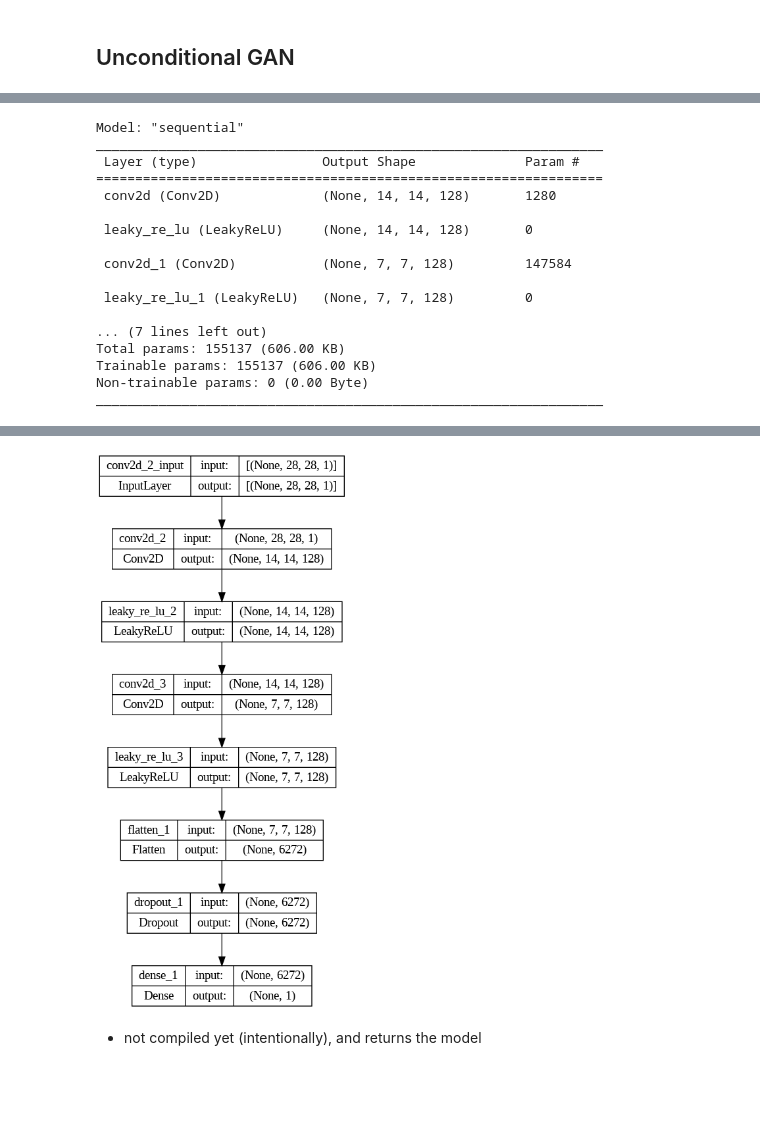
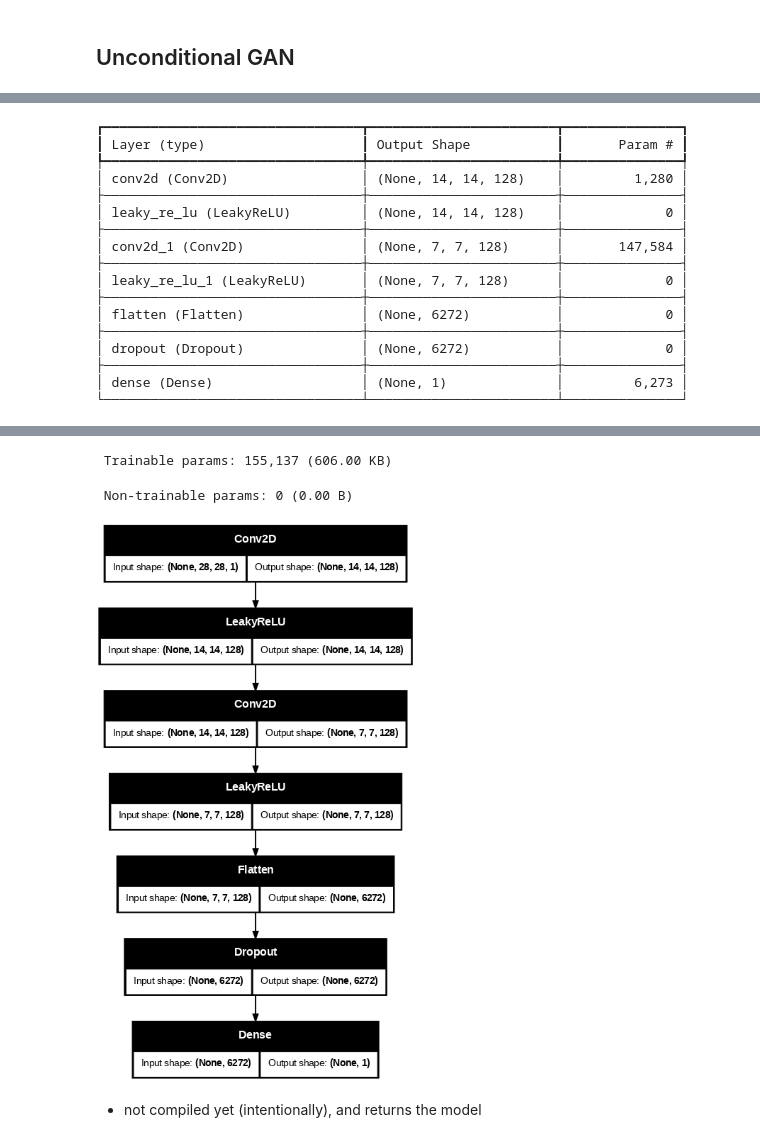
Before and after one commit to rtajeong/M4_2025, a Jupyter notebook: lab_92_GAN_with_fashionMNIST.ipynb, the cells around one changed output, grey strips where cells are left out. Saved outputs shown, nothing was run; the diff lists cells and outputs as text; code cells hidden in the pictures; blank space fills up the shorter version.

```diff
--- a/lab_92_GAN_with_fashionMNIST.ipynb
+++ b/lab_92_GAN_with_fashionMNIST.ipynb
@@ -48,18 +55,21 @@ set(trainy)
 ## Unconditional GAN
 # %%
 def define_discriminator(in_shape=(28,28,1)):
-	model = Sequential()
-	model.add(Conv2D(128, (3,3), strides=(2,2), padding='same', input_shape=in_shape))
-	model.add(LeakyReLU(alpha=0.2))
-	model.add(Conv2D(128, (3,3), strides=(2,2), padding='same'))
-	model.add(LeakyReLU(alpha=0.2))
-	model.add(Flatten())
-	model.add(Dropout(0.4))
-	model.add(Dense(1, activation='sigmoid'))
-	opt = Adam(lr=0.0002, beta_1=0.5)
-	model.compile(loss='binary_crossentropy', optimizer=opt, metrics=['accuracy'])
-	return model
+    model = Sequential()
+    model.add(Input(shape=in_shape))
+    model.add(Conv2D(128, (3,3), strides=(2,2), padding='same'))
+    model.add(LeakyReLU(alpha=0.2))
+    model.add(Conv2D(128, (3,3), strides=(2,2), padding='same'))
+    model.add(LeakyReLU(alpha=0.2))
+    model.add(Flatten())
+    model.add(Dropout(0.4))
+    model.add(Dense(1, activation='sigmoid'))
+
+    opt = Adam(learning_rate=0.0002, beta_1=0.5)
+    model.compile(loss='binary_crossentropy', optimizer=opt, metrics=['accuracy'])
+
+    return model
 # %%
 define_discriminator().summary()
-keras.utils.plot_model(define_discriminator(), "gan_encoder.png", show_shapes=True)
+keras.utils.plot_model(define_discriminator(), "gan_encoder.png", show_shapes=True, dpi=70)
 # %% [output]
@@ -67,17 +77,17 @@ WARNING:absl:`lr` is deprecated in Keras optimizer, please use `learning_rate` o
-Model: "sequential"
-_________________________________________________________________
- Layer (type)                Output Shape              Param #
-=================================================================
- conv2d (Conv2D)             (None, 14, 14, 128)       1280
-
- leaky_re_lu (LeakyReLU)     (None, 14, 14, 128)       0
-
- conv2d_1 (Conv2D)           (None, 7, 7, 128)         147584
-
- leaky_re_lu_1 (LeakyReLU)   (None, 7, 7, 128)         0
-
-... (7 lines left out)
-Total params: 155137 (606.00 KB)
-Trainable params: 155137 (606.00 KB)
-Non-trainable params: 0 (0.00 Byte)
-_________________________________________________________________
+┏━━━━━━━━━━━━━━━━━━━━━━━━━━━━━━━━━┳━━━━━━━━━━━━━━━━━━━━━━━━┳━━━━━━━━━━━━━━━┓
+┃ Layer (type)                    ┃ Output Shape           ┃       Param # ┃
+┡━━━━━━━━━━━━━━━━━━━━━━━━━━━━━━━━━╇━━━━━━━━━━━━━━━━━━━━━━━━╇━━━━━━━━━━━━━━━┩
+│ conv2d (Conv2D)                 │ (None, 14, 14, 128)    │         1,280 │
+├─────────────────────────────────┼────────────────────────┼───────────────┤
+│ leaky_re_lu (LeakyReLU)         │ (None, 14, 14, 128)    │             0 │
+├─────────────────────────────────┼────────────────────────┼───────────────┤
+│ conv2d_1 (Conv2D)               │ (None, 7, 7, 128)      │       147,584 │
+├─────────────────────────────────┼────────────────────────┼───────────────┤
+│ leaky_re_lu_1 (LeakyReLU)       │ (None, 7, 7, 128)      │             0 │
+├─────────────────────────────────┼────────────────────────┼───────────────┤
+│ flatten (Flatten)               │ (None, 6272)           │             0 │
+├─────────────────────────────────┼────────────────────────┼───────────────┤
+│ dropout (Dropout)               │ (None, 6272)           │             0 │
+├─────────────────────────────────┼────────────────────────┼───────────────┤
+│ dense (Dense)                   │ (None, 1)              │         6,273 │
+└─────────────────────────────────┴────────────────────────┴───────────────┘
@@ -85,4 +95,6 @@ WARNING:absl:`lr` is deprecated in Keras optimizer, please use `learning_rate` o
+ Trainable params: 155,137 (606.00 KB)
+ Non-trainable params: 0 (0.00 B)
-[figure, old version]
+[figure, new version]
 # %% [markdown]
 - not compiled yet (intentionally), and returns the model
 # %%
```
Also changed, not shown: parts of 10 cells of this notebook, 1 other file.
